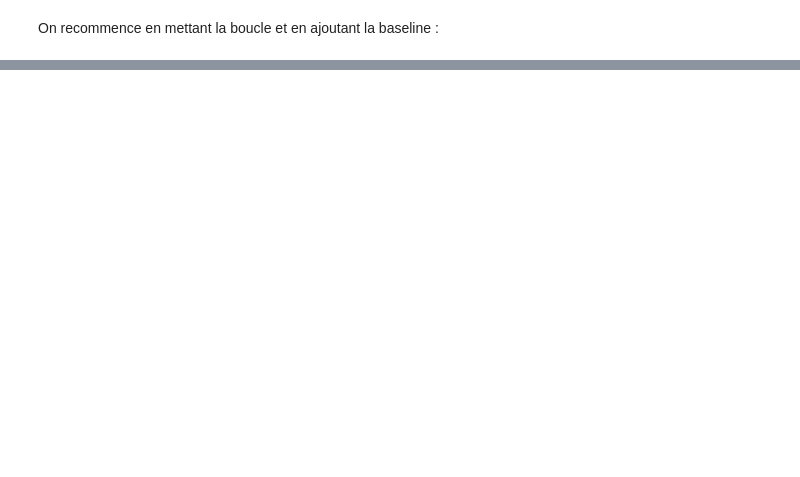
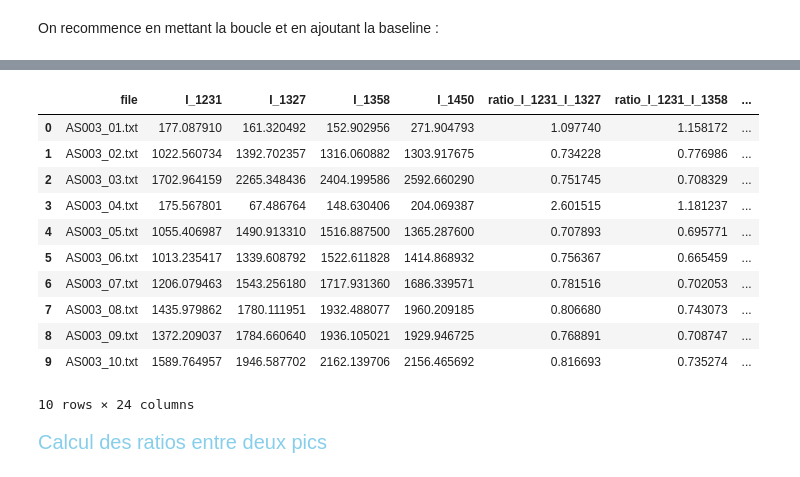
Before and after one commit to Alex-code-lab/spectroscopie_raman, a Jupyter notebook: jupyter_workflow.ipynb, the cells around one changed output, grey strips where cells are left out. Cells and saved outputs as stored; diff of their text form; code cells hidden in the pictures; blank space fills up the shorter version.

```diff
--- a/jupyter_workflow.ipynb
+++ b/jupyter_workflow.ipynb
@@ -454,0 +355,20 @@ p
+# %%
+# Fusion des intensités avec les métadonnées
+peak_intensities["Spectrum name"] = peak_intensities["file"].str.replace(".txt", "", regex=False)
+merged = peak_intensities.merge(metadata_df, on="Spectrum name", how="left")
+merged.head(10)
+# %% [output]
+|  | file | I_1231 | I_1327 | I_1358 | I_1450 | ratio_I_1231_I_1327 | ratio_I_1231_I_1358 | ... |
+| 0 | AS003_01.txt | 177.087910 | 161.320492 | 152.902956 | 271.904793 | 1.097740 | 1.158172 | ... |
+| 1 | AS003_02.txt | 1022.560734 | 1392.702357 | 1316.060882 | 1303.917675 | 0.734228 | 0.776986 | ... |
+| 2 | AS003_03.txt | 1702.964159 | 2265.348436 | 2404.199586 | 2592.660290 | 0.751745 | 0.708329 | ... |
+| 3 | AS003_04.txt | 175.567801 | 67.486764 | 148.630406 | 204.069387 | 2.601515 | 1.181237 | ... |
+| 4 | AS003_05.txt | 1055.406987 | 1490.913310 | 1516.887500 | 1365.287600 | 0.707893 | 0.695771 | ... |
+| 5 | AS003_06.txt | 1013.235417 | 1339.608792 | 1522.611828 | 1414.868932 | 0.756367 | 0.665459 | ... |
+| 6 | AS003_07.txt | 1206.079463 | 1543.256180 | 1717.931360 | 1686.339571 | 0.781516 | 0.702053 | ... |
+| 7 | AS003_08.txt | 1435.979862 | 1780.111951 | 1932.488077 | 1960.209185 | 0.806680 | 0.743073 | ... |
+| 8 | AS003_09.txt | 1372.209037 | 1784.660640 | 1936.105021 | 1929.946725 | 0.768891 | 0.708747 | ... |
+| 9 | AS003_10.txt | 1589.764957 | 1946.587702 | 2162.139706 | 2156.465692 | 0.816693 | 0.735274 | ... |
+10 rows × 24 columns
+# %% [markdown]
+<span style="color: skyblue; font-size: 20px; font-style: bold"> Calcul des ratios entre deux pics </span>
```
Also changed, not shown: parts of 42 cells of this notebook, 3 other files.
